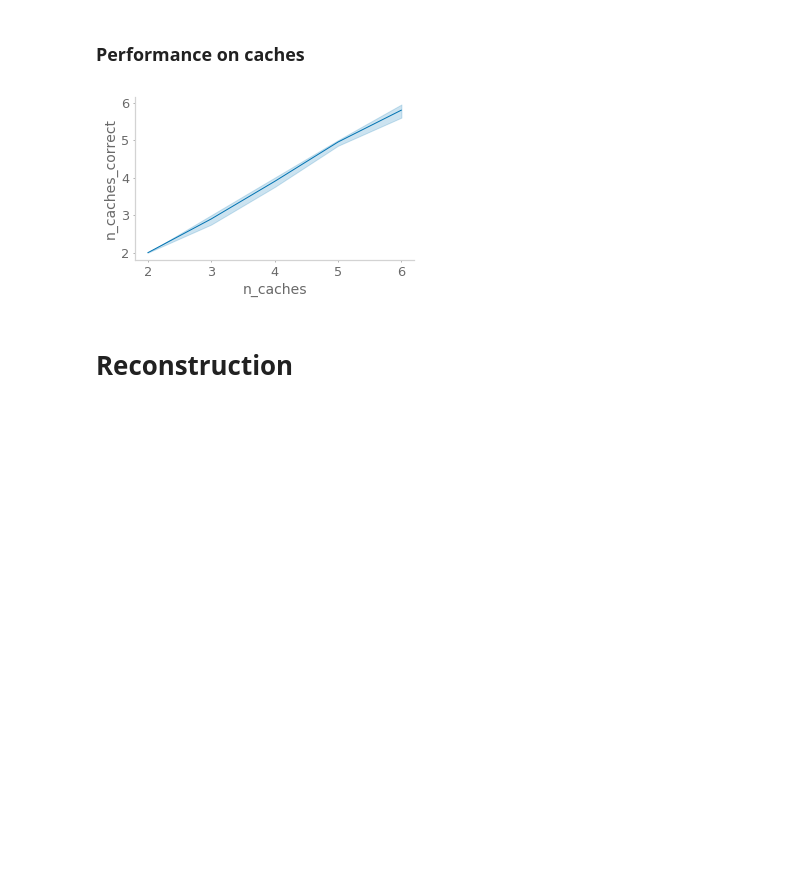
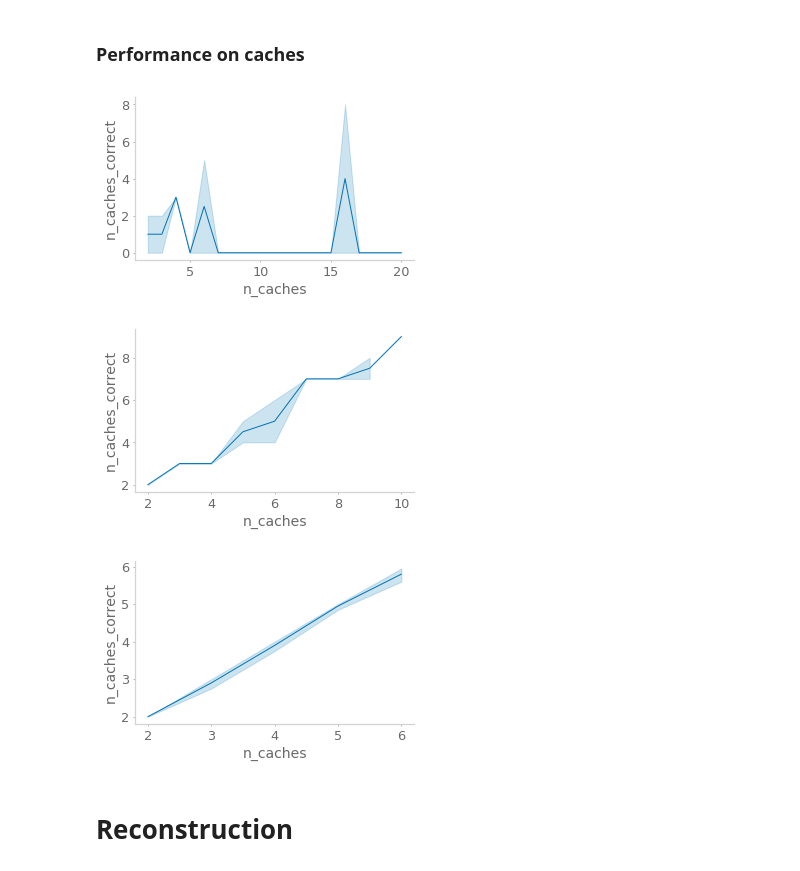
Before and after one commit to chingf/barcodes, a Jupyter notebook: Fig4-capacity-sweep-default.ipynb, the cells around one changed output. Cells and saved outputs as stored; diff of their text form; code cells hidden in the pictures; blank space fills up the shorter version.

```diff
--- a/Fig4-capacity-sweep-default.ipynb
+++ b/Fig4-capacity-sweep-default.ipynb
@@ -27,13 +27,14 @@ elif 'SLURM_JOBID' in os.environ.keys():
 else:
     engram_dir = '/home/cf2794/engram/Ching/barcodes/' # Cortex Path
 exp_dir = os.path.join(engram_dir, 'resolution', exp, model_type)
+cap_dir = os.path.join(engram_dir, 'capacity', exp, model_type)
 # %%
 N_inp = 5000
 N_bar = 5000
 num_states = 100
 inputs = PlaceInputs(N_inp, num_states).get_inputs()
 # %%
-load = True
+load = False
 # %%
 if load:
     with open('pickles/capacity_default.p', 'rb') as f:
@@ -105,15 +109,17 @@ plt.show()
 # %% [markdown]
 ### Are you correct at non-caches away from a cache site?
 # %%
-df = pd.DataFrame(summary_stats['identification_3'])
-df = df[df['search strength']==0]
-df['binarized'] = df['val'] < 0.5
-fig, ax = plt.subplots(figsize=(5,3))
-sns.lineplot(
-    x='dist from attractor', y ='binarized',
-    hue='n_caches', data=df, palette='Reds'
-    )
-ax.axhline(0.5, color='gray', linestyle='--')
-plt.ylabel('P(correct)')
-plt.show()
+for site_spacing in [5, 10, 15]:
+    df = pd.DataFrame(summary_stats['identification_3'])
+    df = df[df['search strength']==0]
+    df = df[df['site spacing'] == site_spacing]
+    df['binarized'] = df['val'] < 0.5
+    fig, ax = plt.subplots(figsize=(5,3))
+    sns.lineplot(
+        x='dist from attractor', y ='binarized',
+        hue='n_caches', data=df, palette='Reds'
+        )
+    ax.axhline(0.5, color='gray', linestyle='--')
+    plt.ylabel('P(correct)')
+    plt.show()
 # %% [output]
@@ -121,16 +129,20 @@ plt.show()
 # %% [markdown]
 ### Performance on caches
 # %%
-df = pd.DataFrame(summary_stats['identification_5'])
-df = df[df['search strength'] == 0.]
-fig, ax = plt.subplots(figsize=(5,3))
-sns.lineplot(
-    x='n_caches', y ='n_caches_correct',
-    data=df
-    )
-plt.show()
+for site_spacing in [5, 10, 15]:
+    df = pd.DataFrame(summary_stats['identification_5'])
+    df = df[df['site spacing'] == site_spacing]
+    df = df[df['search strength'] == 0.]
+    fig, ax = plt.subplots(figsize=(5,3))
+    sns.lineplot(
+        x='n_caches', y ='n_caches_correct',
+        data=df
+        )
+    plt.show()
 # %% [output]
-[figure, old version]
+[figure, new version]
+[figure, added]
+[figure, added]
 # %% [markdown]
 # Reconstruction
 # %% [markdown]
```
Also changed, not shown: parts of 4 cells of this notebook, 13 other files.
